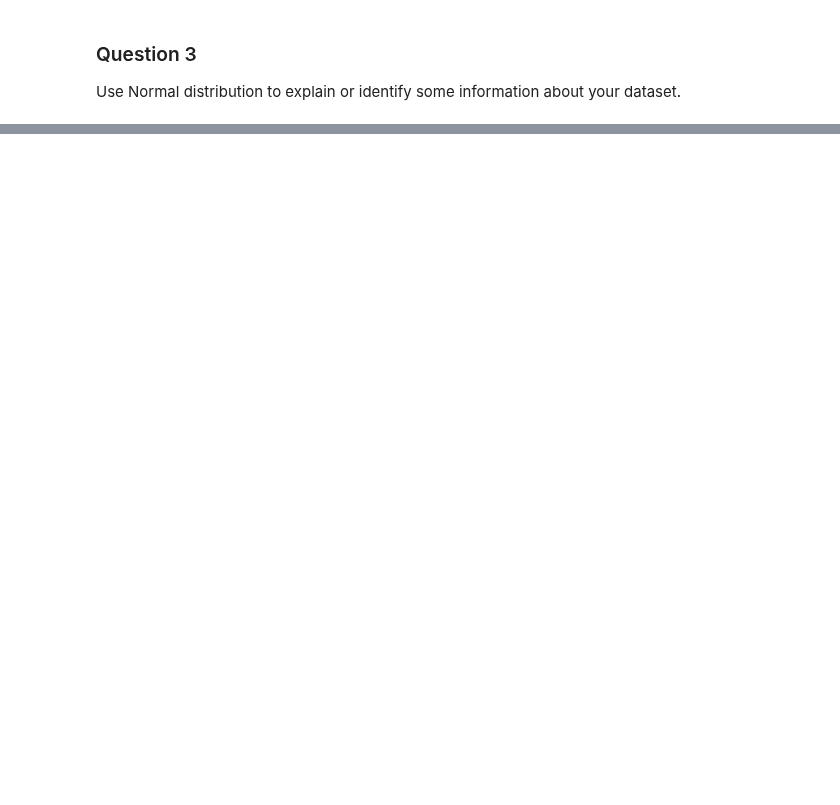
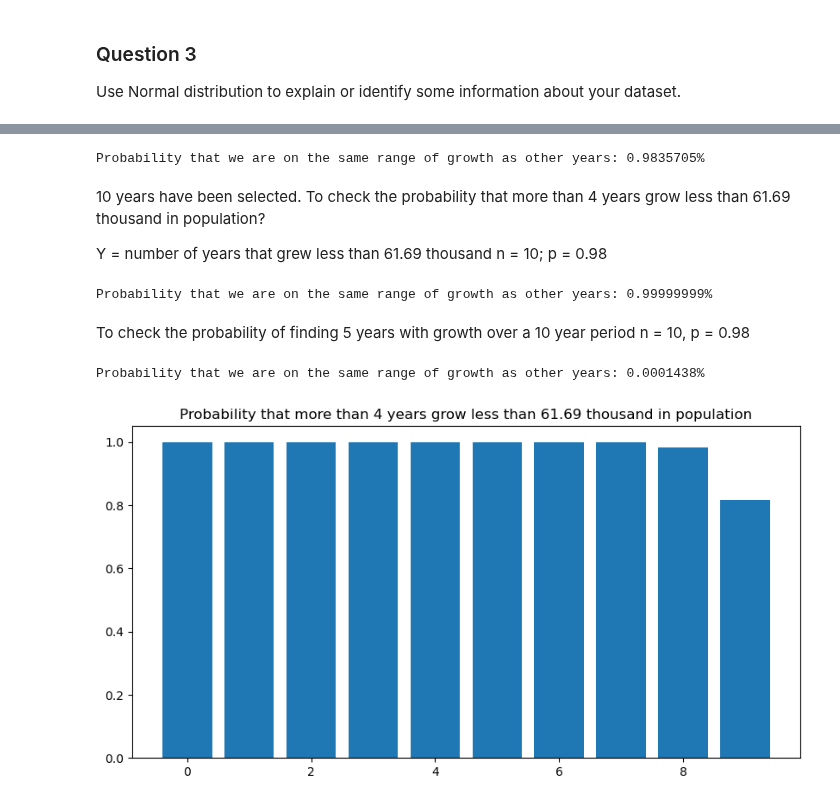
Before and after one commit to StphnKlly/DataAnalytics, a Jupyter notebook: MSC DA CA1 - Statistics .ipynb, the cells around one changed output, grey strips where cells are left out. Cells and saved outputs as stored; diff of their text form; code cells hidden in the pictures; blank space fills up the shorter version.

```diff
--- a/MSC DA CA1 - Statistics .ipynb
+++ b/MSC DA CA1 - Statistics .ipynb
@@ -317,0 +488,41 @@ Explain the importance of the distributions used in point 3 and 4 in your analys
+# %%
+# X = Average yearly population growth for years 2006 -> 2023 is: 61.69 thousand
+# X = total population 2023 (5281.6) + average population growth over 18 years (61.69) = 5,343.29 thousand
+result = norm.cdf(5343,mean, std_dev)
+print(f"Probability that we are on the same range of growth as other years: {result:.7f}%")
+# %% [output]
+Probability that we are on the same range of growth as other years: 0.9835705%
+# %% [markdown]
+10 years have been selected. To check the probability that more than 4 years grow less than 61.69 thousand in population?
+
+Y = number of years that grew less than 61.69 thousand
+n = 10; p = 0.98
+# %%
+#P(Y > 4)
+result = binom.sf(k = 4, n = 10, p = 0.98)
+print(f"Probability that we are on the same range of growth as other years: {result:.8f}%")
+# %% [output]
+Probability that we are on the same range of growth as other years: 0.99999999%
+# %% [markdown]
+To check the probability of finding 5 years with growth over a 10 year period
+n = 10, p = 0.98
+# %%
+result = binom.pmf(k = 5, n = 10, p = 0.06)
+print(f"Probability that we are on the same range of growth as other years: {result:.7f}%")
+# %% [output]
+Probability that we are on the same range of growth as other years: 0.0001438%
+# %%
+# setting the values of n and p
+n = 10
+p = 0.98
+# defining list of r values
+r_values = list(range(n))
+# list of pmf values
+dist = [binom.sf(r, n, p) for r in r_values ]
+# plotting the graph
+plt.figure(figsize=(10,5))
+plt.bar(r_values, dist)
+plt.title("Probability that more than 4 years grow less than 61.69 thousand in population")
+plt.show()
+# %% [output]
+[figure, added]
```
Also changed, not shown: parts of 17 cells of this notebook.
